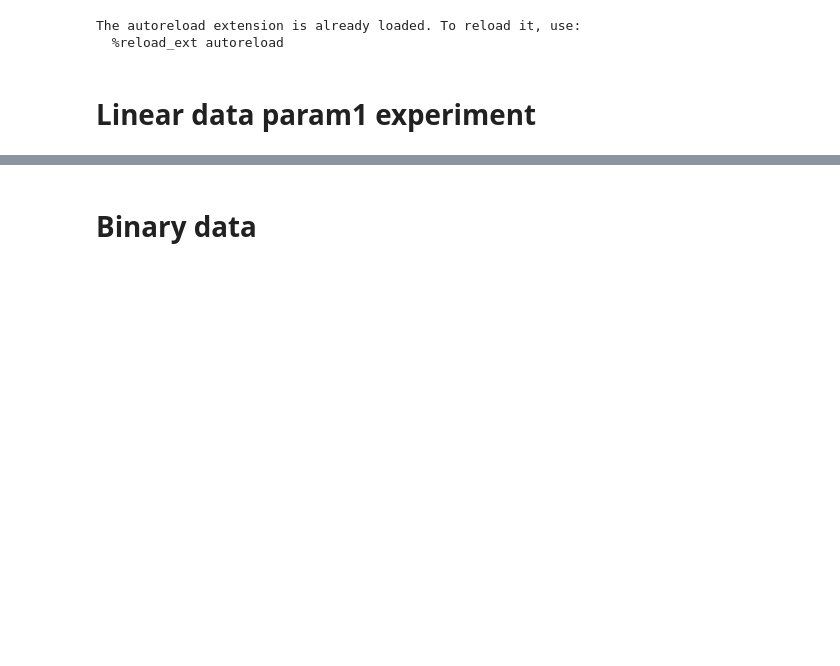
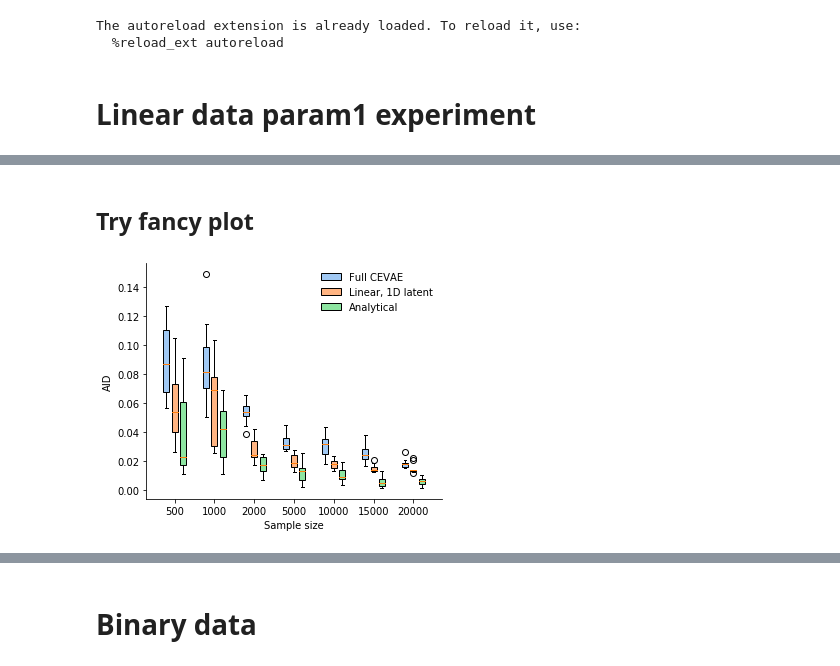
Before and after one commit to skwfz/cevae, a Jupyter notebook: PlottingSimpleData.ipynb, the cells around one changed output, grey strips where cells are left out. Saved outputs shown, nothing was run; the diff lists cells and outputs as text; code cells hidden in the pictures; blank space fills up the shorter version.

```diff
--- a/PlottingSimpleData.ipynb
+++ b/PlottingSimpleData.ipynb
@@ -184,0 +308,34 @@ plt.show()
+# %% [markdown]
+## Try fancy plot
+# %%
+plt.figure(figsize=(5,4))
+palette = sns.color_palette("pastel")#plt.get_cmap('Set3')
+places = list(range(len(labels)))
+width = 0.15
+diff = 0.21
+for i in range(len(labels)):
+    bplot1 = plt.boxplot(AID_NN[~np.isnan(AID_NN[:,i])][:,i], positions=[places[i]-diff*1], widths=[width],patch_artist=True)
+    bplot2 = plt.boxplot(AID_linear[~np.isnan(AID_linear[:,i])][:,i], positions=[places[i]-diff*0], widths=[width],patch_artist=True)
+    #bplot3 = plt.boxplot(AID_linear_zdim2[~np.isnan(AID_linear_zdim2[:,i])][:,i], positions=[places[i]+diff*0.5], widths=[width],patch_artist=True)
+    bplot4 = plt.boxplot(AID_analytical[:,i], positions=[places[i]+diff*1],widths=[width],patch_artist=True)
+    colors = [palette[num] for num in range(4)]
+    for j,bplot in enumerate([bplot1,bplot2,bplot4]):
+        for patch in bplot['boxes']:
+            patch.set_facecolor(colors[j])
+plt.xticks(places, datasize)
+from matplotlib.lines import Line2D
+from matplotlib.patches import Patch
+custom_lines = [Patch(facecolor=palette[i], edgecolor='black') for i in range(4)]
+plt.legend(custom_lines, ["Full CEVAE", "Linear, 1D latent", "Analytical"], frameon=False)
+plt.xlabel("Sample size")
+plt.ylabel("AID")
+
+plt.gca().spines["right"].set_visible(False)
+plt.gca().spines["top"].set_visible(False)
+
+plt.savefig("Figures/publication/linear_gaussian_convergence.png", bbox_inches = 'tight',
+    pad_inches = 0.1)
+plt.tight_layout()
+plt.show()
+# %% [output]
+[figure, added]
```
Also changed, not shown: parts of 68 cells of this notebook, 2 other files.
